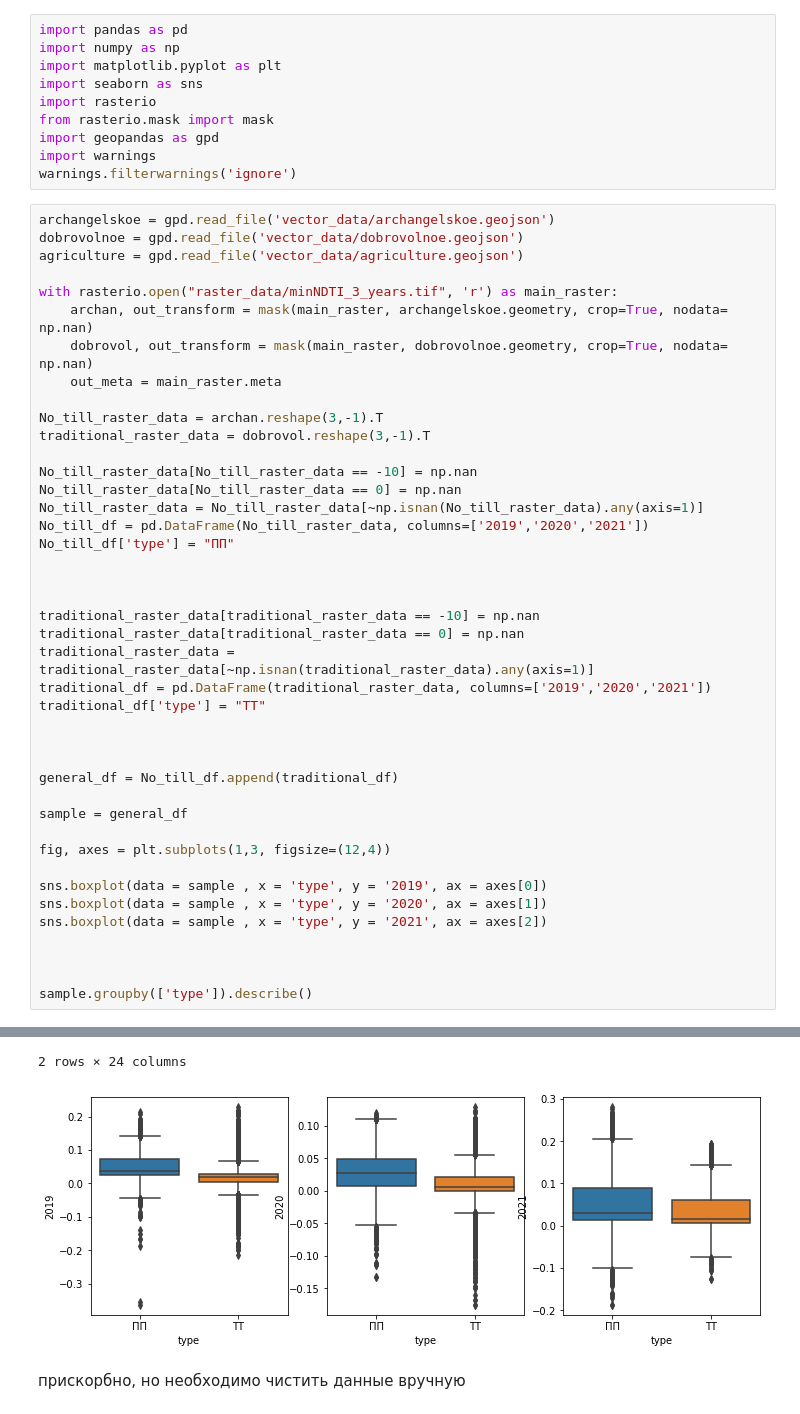
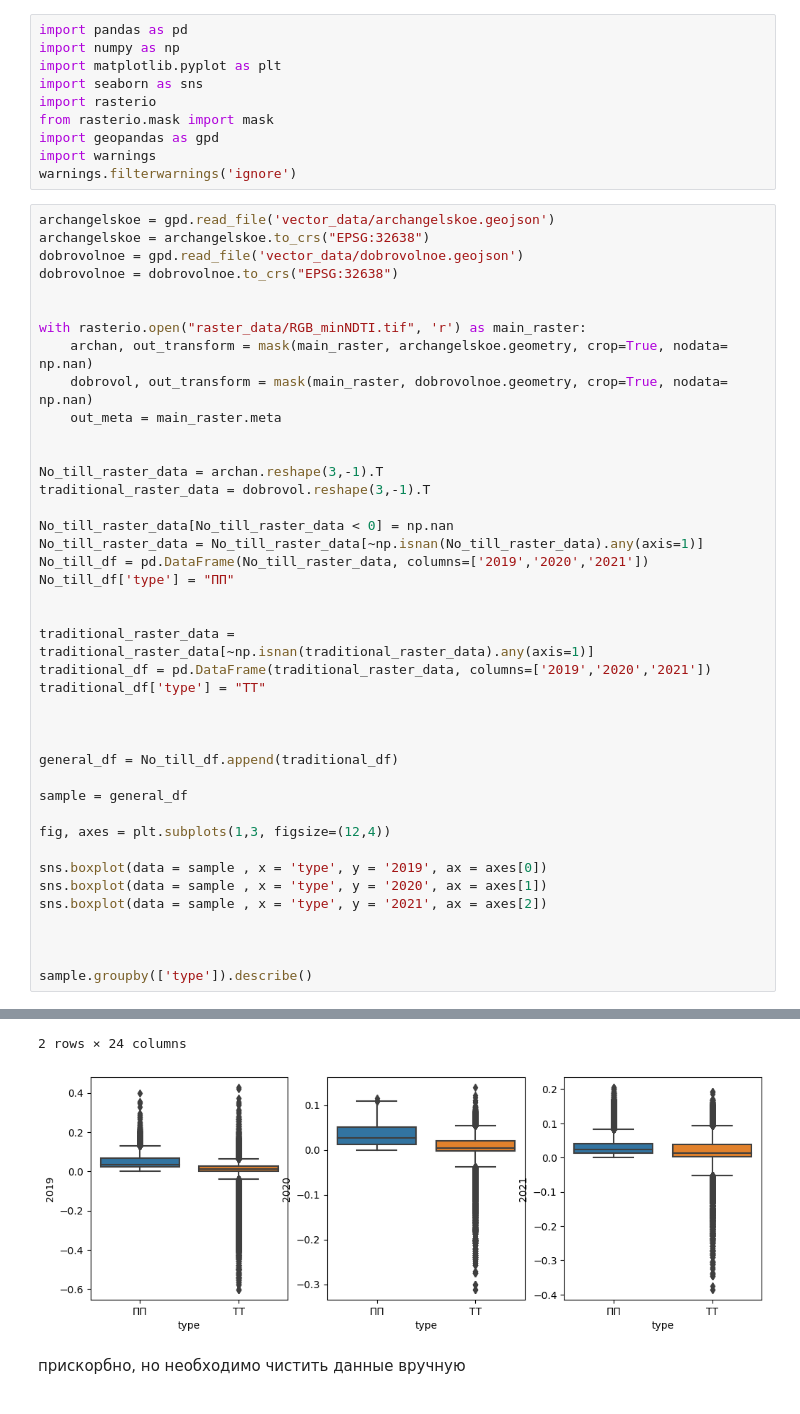
Before and after one commit to hukitoc94/total_archangelskiy, a Jupyter notebook: budenovs_classification/classification_budenovs.ipynb, the cells around one changed output, grey strips where cells are left out. Drawn from its saved outputs; the diff is of its cells as text.

```diff
--- a/budenovs_classification/classification_budenovs.ipynb
+++ b/budenovs_classification/classification_budenovs.ipynb
@@ -10,27 +10,26 @@ import warnings
 warnings.filterwarnings('ignore')
 # %%
 archangelskoe = gpd.read_file('vector_data/archangelskoe.geojson')
+archangelskoe = archangelskoe.to_crs("EPSG:32638")
 dobrovolnoe = gpd.read_file('vector_data/dobrovolnoe.geojson')
-agriculture = gpd.read_file('vector_data/agriculture.geojson')
+dobrovolnoe = dobrovolnoe.to_crs("EPSG:32638")
 
-with rasterio.open("raster_data/minNDTI_3_years.tif", 'r') as main_raster:
+
+with rasterio.open("raster_data/RGB_minNDTI.tif", 'r') as main_raster:
     archan, out_transform = mask(main_raster, archangelskoe.geometry, crop=True, nodata= np.nan)
     dobrovol, out_transform = mask(main_raster, dobrovolnoe.geometry, crop=True, nodata= np.nan)
     out_meta = main_raster.meta
 
+
 No_till_raster_data = archan.reshape(3,-1).T
 traditional_raster_data = dobrovol.reshape(3,-1).T
 
-No_till_raster_data[No_till_raster_data == -10] = np.nan
-No_till_raster_data[No_till_raster_data == 0] = np.nan
+No_till_raster_data[No_till_raster_data < 0] = np.nan
 No_till_raster_data = No_till_raster_data[~np.isnan(No_till_raster_data).any(axis=1)]
 No_till_df = pd.DataFrame(No_till_raster_data, columns=['2019','2020','2021'])
 No_till_df['type'] = "ПП"
 
 
-
-traditional_raster_data[traditional_raster_data == -10] = np.nan
-traditional_raster_data[traditional_raster_data == 0] = np.nan
 traditional_raster_data = traditional_raster_data[~np.isnan(traditional_raster_data).any(axis=1)]
 traditional_df = pd.DataFrame(traditional_raster_data, columns=['2019','2020','2021'])
 traditional_df['type'] = "ТТ"
@@ -59,5 +58,5 @@ sample.groupby(['type']).describe()
 2 rows × 24 columns
-[figure, old version]
+[figure, new version]
 # %% [markdown]
 прискорбно, но необходимо чистить данные вручную
 # %%
```
Also changed, not shown: parts of 13 cells of this notebook, 10 other files.
